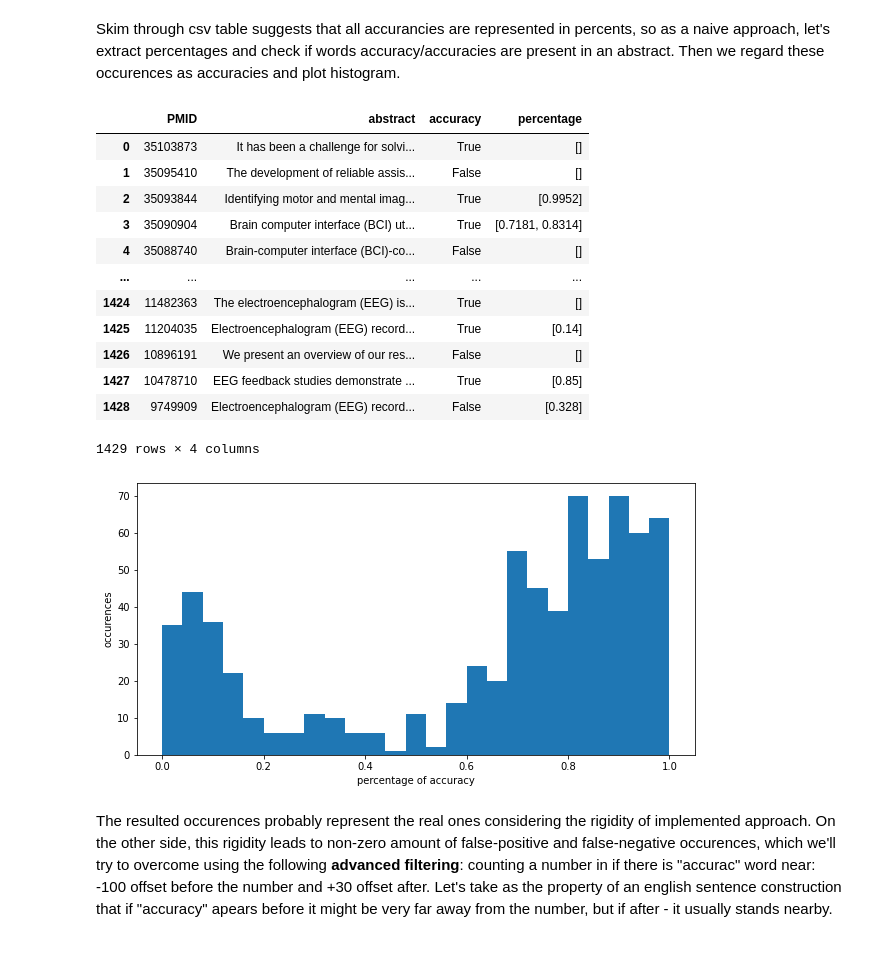
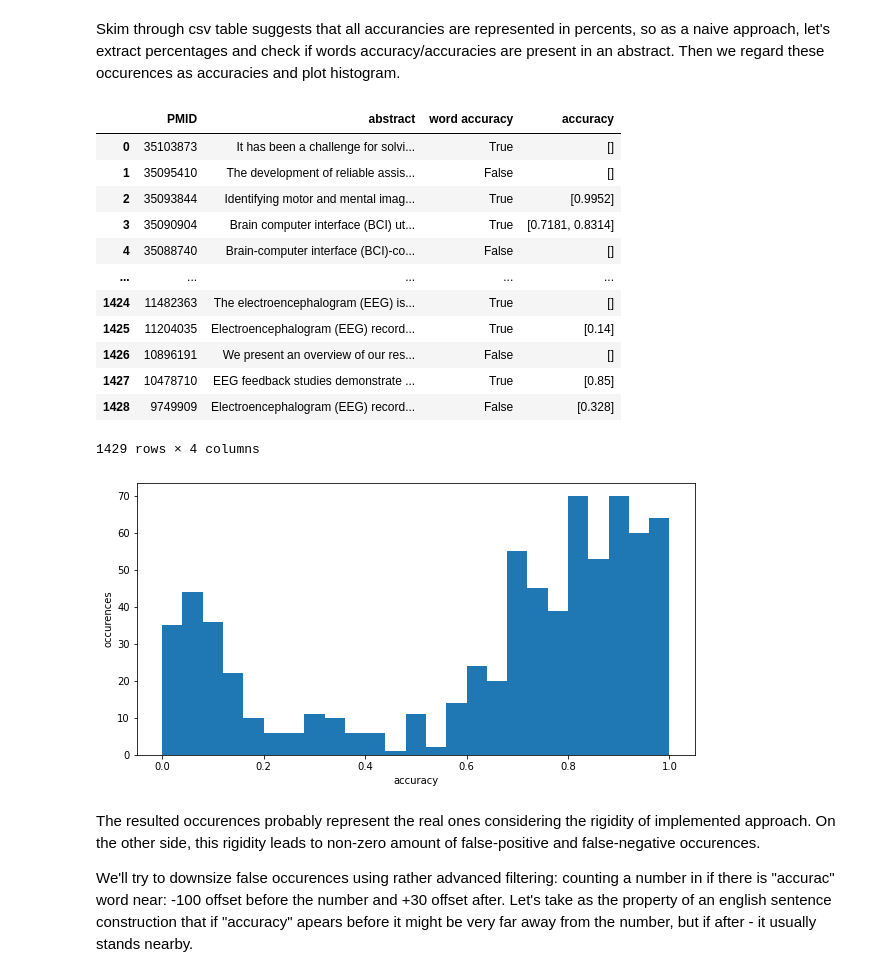
Before and after one commit to oduwancheekee/2022_spring_internships_CSC, a Jupyter notebook: JB_SHK2.ipynb, the cells around one changed output. Cells and saved outputs as stored; diff of their text form; code cells hidden in the pictures.

```diff
--- a/JB_SHK2.ipynb
+++ b/JB_SHK2.ipynb
@@ -79,7 +78,7 @@ def retrieve_acc1(text):
         and meas['quantity']['normalizedUnit'] == {'name': 'one'}
         ):
             quant = meas['quantity']['normalizedQuantity']
-            if quant >= 0 and quant <= 1: quants.append(quant)
+            if quant > 0 and quant < 1: quants.append(quant)
     return quants
 
 df = df_orig
@@ -87,7 +86,7 @@ df['word accuracy'] = ['accurac' in df.loc[i, 'abstract'] for i in range(len(df)
 df['accuracy'] = [retrieve_acc1(df['abstract'][i]) for i in range(len(df))]
 df
 # %% [output]
-|  | PMID | abstract | accuracy | percentage |
+|  | PMID | abstract | word accuracy | accuracy |
 | 0 | 35103873 | It has been a challenge for solvi... | True | [] |
 | 1 | 35095410 | The development of reliable assis... | False | [] |
 | 2 | 35093844 | Identifying motor and mental imag... | True | [0.9952] |
@@ -102,18 +101,20 @@ df
 1429 rows × 4 columns
 # %%
 occurences = []
-for quants in df[df['word accuracy'] == True][df['accuracy'].str.len() != 0]['accuracy']:
+for quants in df[df['word accuracy'] == True]['accuracy']:
     occurences += quants
 
 plt.figure(figsize=(10,5))
 plt.hist(occurences, 25)
-plt.xlabel('percentage of accuracy')
+plt.xlabel('accuracy')
 plt.ylabel('occurences')
 plt.show()
 # %% [output]
-[figure, old version]
+[figure, new version]
 # %% [markdown]
-The resulted occurences probably represent the real ones considering the rigidity of implemented approach. On the other side, this rigidity leads to non-zero amount of false-positive and false-negative occurences, which we'll try to overcome using the following **advanced filtering**: counting a number in if there is "accurac" word near: -100 offset before the number and +30 offset after. Let's take as the property of an english sentence construction that if "accuracy" apears before it might be very far away from the number, but if after - it usually stands nearby.
+The resulted occurences probably represent the real ones considering the rigidity of implemented approach. On the other side, this rigidity leads to non-zero amount of false-positive and false-negative occurences.
+
+We'll try to downsize false occurences using rather advanced filtering: counting a number in if there is "accurac" word near: -100 offset before the number and +30 offset after. Let's take as the property of an english sentence construction that if "accuracy" apears before it might be very far away from the number, but if after - it usually stands nearby.
 # %%
 def retrieve_acc2(text):
     text = text.replace('\u2009', '').replace('\u202f', '').replace('\u200a', '') # deleting unicodes
```
Also changed, not shown: parts of 7 cells of this notebook.
